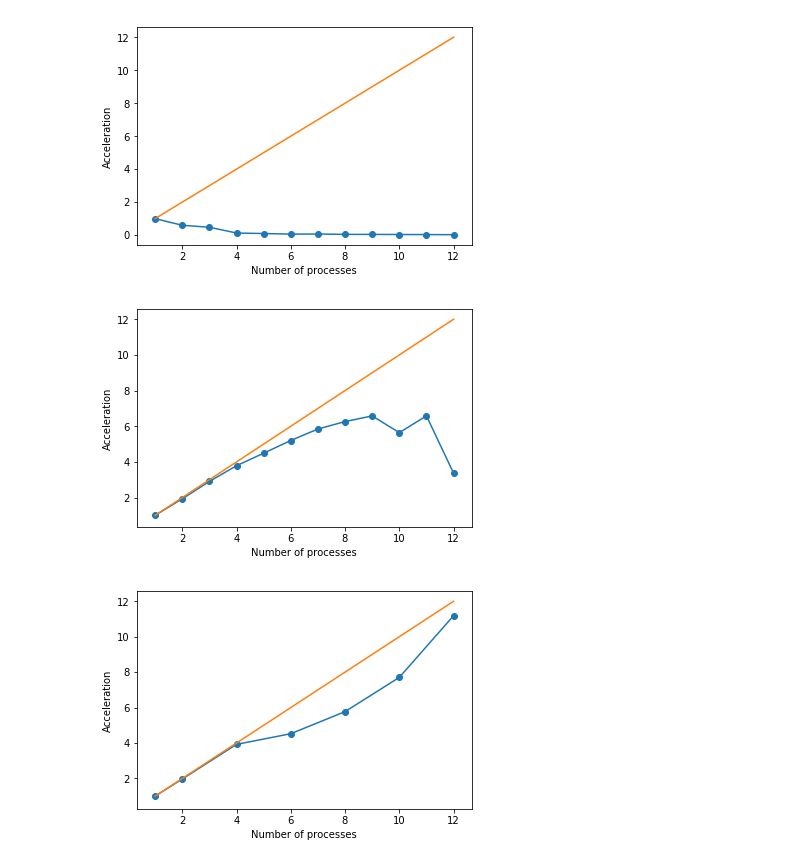
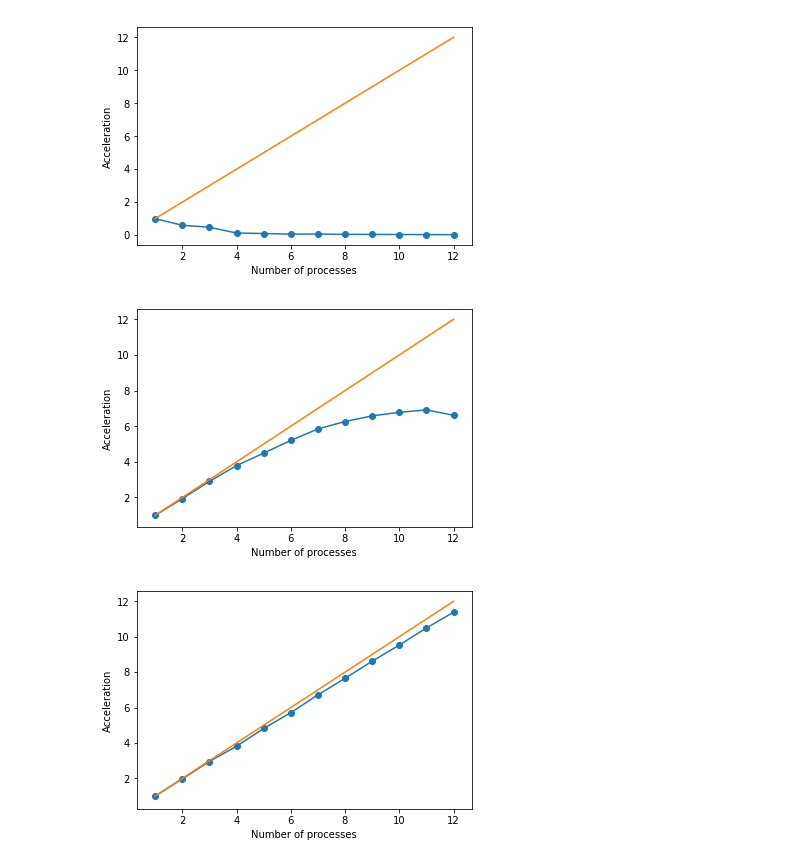
Before and after one commit to kevlarsweetheart/MIPT_paralg, a Jupyter notebook: problem1/masha_parprog.ipynb, the cells around one changed output. Saved outputs shown, nothing was run; the diff lists cells and outputs as text; code cells hidden in the pictures.

Commit message:
proper plots

```diff
--- a/problem1/masha_parprog.ipynb
+++ b/problem1/masha_parprog.ipynb
@@ -16,7 +16,7 @@ plt.show()
 [figure]
 # %%
 plt.clf()
-time_million = np.array([0.0381701, 0.019778, 0.0131471, 0.0100791, 0.00850391, 0.00733995, 0.00653005, 0.00609589, 0.00580192, 0.00676608, 0.00580001, 0.011342])
+time_million = np.array([0.0381701, 0.019778, 0.0131471, 0.0100791, 0.00850391, 0.00733995, 0.00653005, 0.00609589, 0.00580192, 0.00563192, 0.0055201, 0.00577402])
 acceleration_million = time_million[0] / time_million
 
 plt.xlabel('Number of processes')
@@ -26,17 +26,17 @@ plt.scatter(proc_cnt, acceleration_million)
 plt.plot(proc_cnt, [i for i in range(1, 13)])
 plt.show()
 # %% [output]
-[figure, old version]
+[figure, new version]
 # %%
 plt.clf()
-time_tmillion = np.array([3.83049, 1.94803, 0.976639, 0.846451, 0.663765, 0.497232, 0.342443])
+time_tmillion = np.array([3.81769, 1.93479, 1.29225, 1.0011, 0.792528, 0.668413, 0.568285, 0.499085, 0.443115, 0.40071, 0.363904, 0.335383])
 acceleration_tmillion = time_tmillion[0] / time_tmillion
 
 plt.xlabel('Number of processes')
 plt.ylabel('Acceleration')
-plt.plot([1, 2, 4, 6, 8, 10, 12], acceleration_tmillion)
-plt.scatter([1, 2, 4, 6, 8, 10, 12], acceleration_tmillion)
-plt.plot([1, 2, 4, 6, 8, 10, 12], [1, 2, 4, 6, 8, 10, 12])
+plt.plot(proc_cnt, acceleration_tmillion)
+plt.scatter(proc_cnt, acceleration_tmillion)
+plt.plot(proc_cnt, proc_cnt)
 plt.show()
 # %% [output]
-[figure, old version]
+[figure, new version]
```
